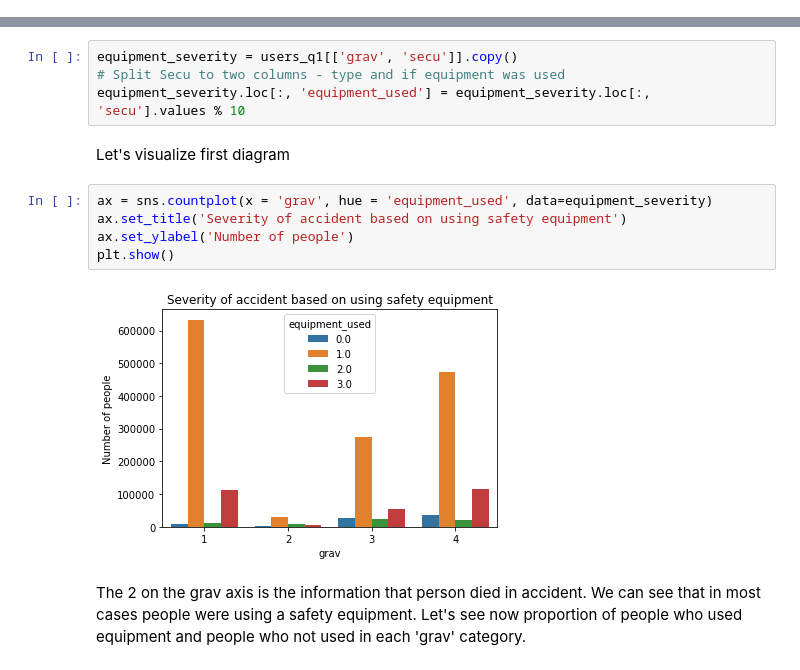
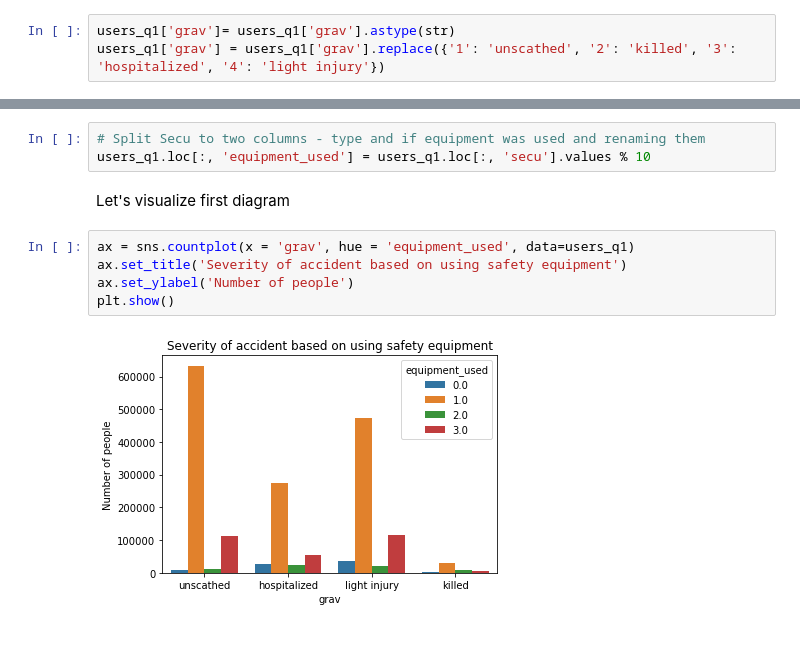
Before and after one commit to danpeczek/france-accidents, a Jupyter notebook: How using a safety equipment helps us to survive an accident.ipynb, the cells around one changed output, grey strips where cells are left out. Cells and saved outputs as stored; diff of their text form; blank space fills up the shorter version.

Commit message:
Safety equipment analysis

```diff
--- a/How using a safety equipment helps us to survive an accident.ipynb
+++ b/How using a safety equipment helps us to survive an accident.ipynb
@@ -47,3 +49,6 @@ users_q1 = users.copy()
+# %%
+users_q1['grav']= users_q1['grav'].astype(str)
+users_q1['grav'] = users_q1['grav'].replace({'1': 'unscathed', '2': 'killed', '3': 'hospitalized', '4': 'light injury'})
 # %%
 users_q1.columns[users.isna().sum() != 0]
 # %% [output]
@@ -114,15 +69,12 @@ Now let's take 'grav' and 'secu' columns out of dataset to have only them in our
 # %%
-equipment_severity = users_q1[['grav', 'secu']].copy()
-# Split Secu to two columns - type and if equipment was used
-equipment_severity.loc[:, 'equipment_used'] = equipment_severity.loc[:, 'secu'].values % 10
+# Split Secu to two columns - type and if equipment was used and renaming them
+users_q1.loc[:, 'equipment_used'] = users_q1.loc[:, 'secu'].values % 10
 # %% [markdown]
 Let's visualize first diagram
 # %%
-ax = sns.countplot(x = 'grav', hue = 'equipment_used', data=equipment_severity)
+ax = sns.countplot(x = 'grav', hue = 'equipment_used', data=users_q1)
 ax.set_title('Severity of accident based on using safety equipment')
 ax.set_ylabel('Number of people')
 plt.show()
 # %% [output]
-[figure, old version]
+[figure, new version]
-# %% [markdown]
-The 2 on the grav axis is the information that person died in accident. We can see that in most cases people were using a safety equipment. Let's see now proportion of people who used equipment and people who not used in each 'grav' category.
```
Also changed, not shown: parts of 21 cells of this notebook.
